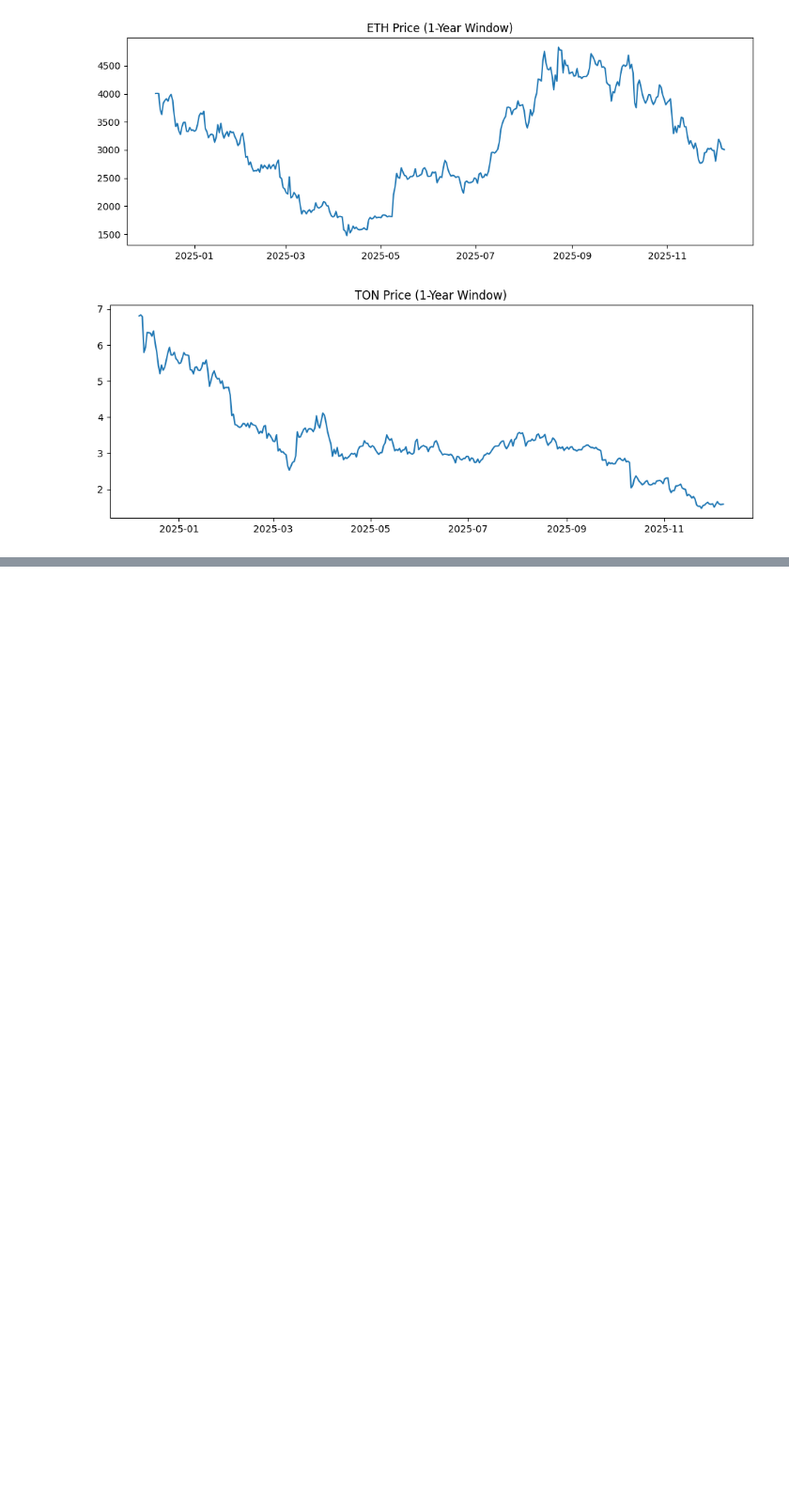
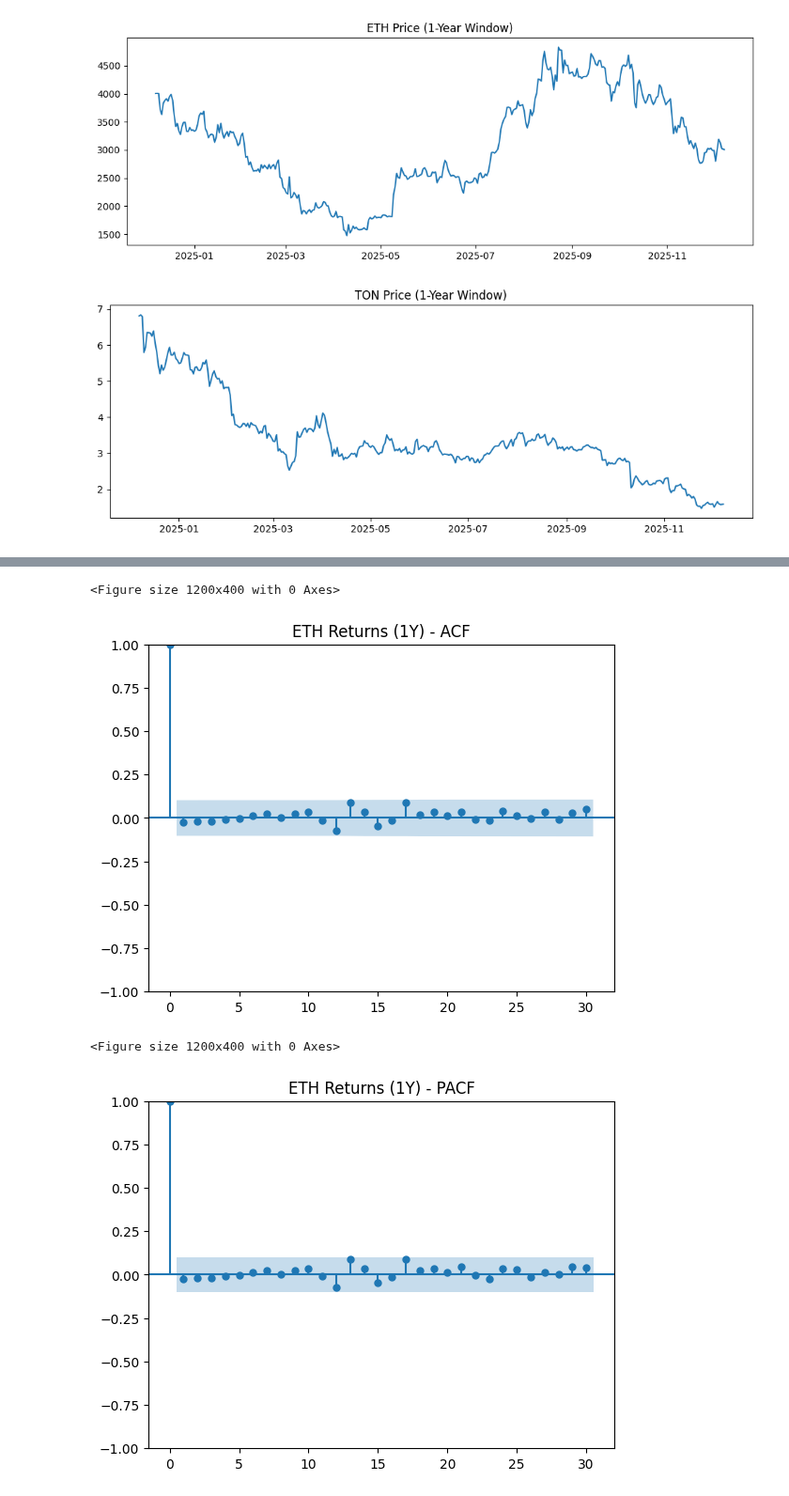
Before and after one commit to dnlmkhlv/ml, a Jupyter notebook: time-series/homeworks/homework1.ipynb, the cells around one changed output, grey strips where cells are left out. Shown at 94% size. Drawn from its saved outputs; the diff is of its cells as text; code cells hidden in the pictures; blank space fills up the shorter version.

```diff
--- a/time-series/homeworks/homework1.ipynb
+++ b/time-series/homeworks/homework1.ipynb
@@ -143,0 +275,18 @@ plt.show()
+# %%
+from statsmodels.graphics.tsaplots import plot_acf, plot_pacf
+import matplotlib.pyplot as plt
+
+plt.figure(figsize=(12,4))
+plot_acf(df1_1y['eth_return'].dropna(), lags=30)
+plt.title("ETH Returns (1Y) - ACF")
+plt.show()
+
+plt.figure(figsize=(12,4))
+plot_pacf(df1_1y['eth_return'].dropna(), lags=30)
+plt.title("ETH Returns (1Y) - PACF")
+plt.show()
+# %% [output]
+<Figure size 1200x400 with 0 Axes>
+[figure, added]
+<Figure size 1200x400 with 0 Axes>
+[figure, added]
```
Also changed, not shown: parts of 16 cells of this notebook.
